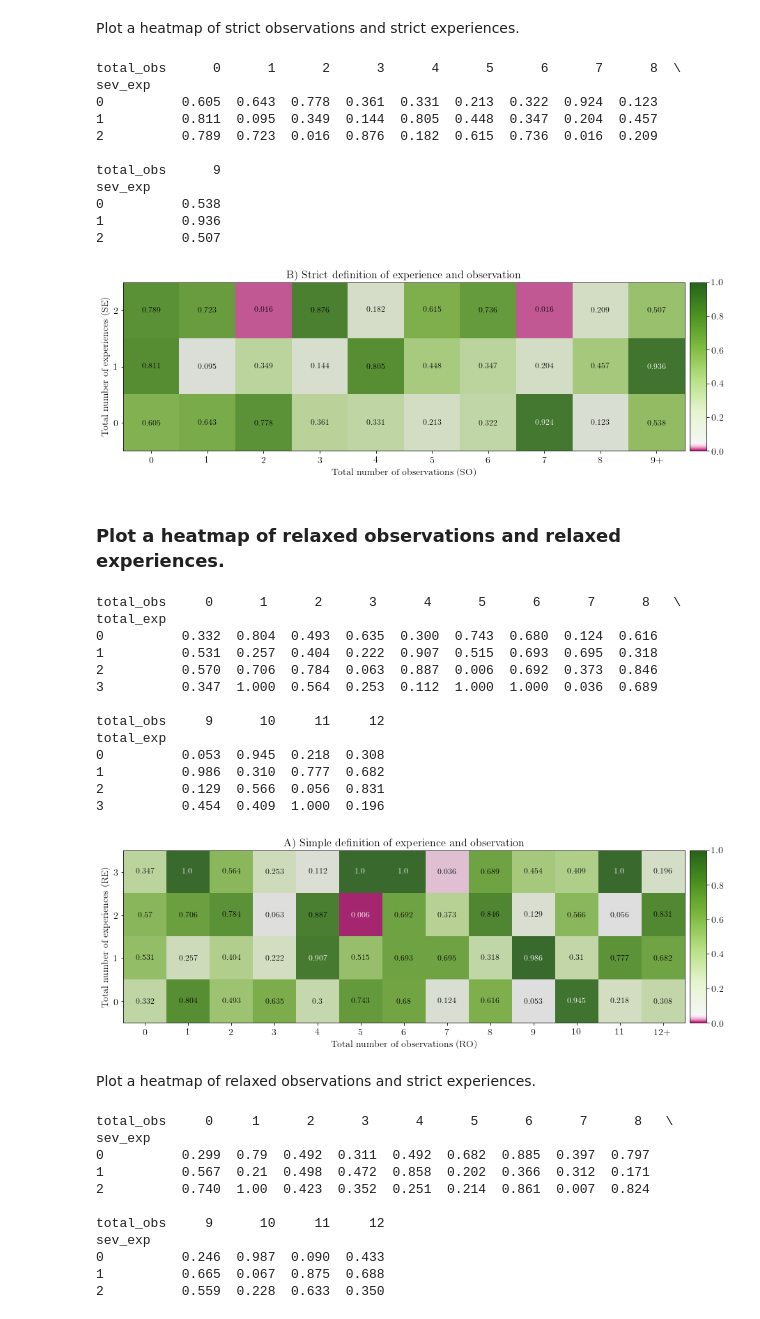
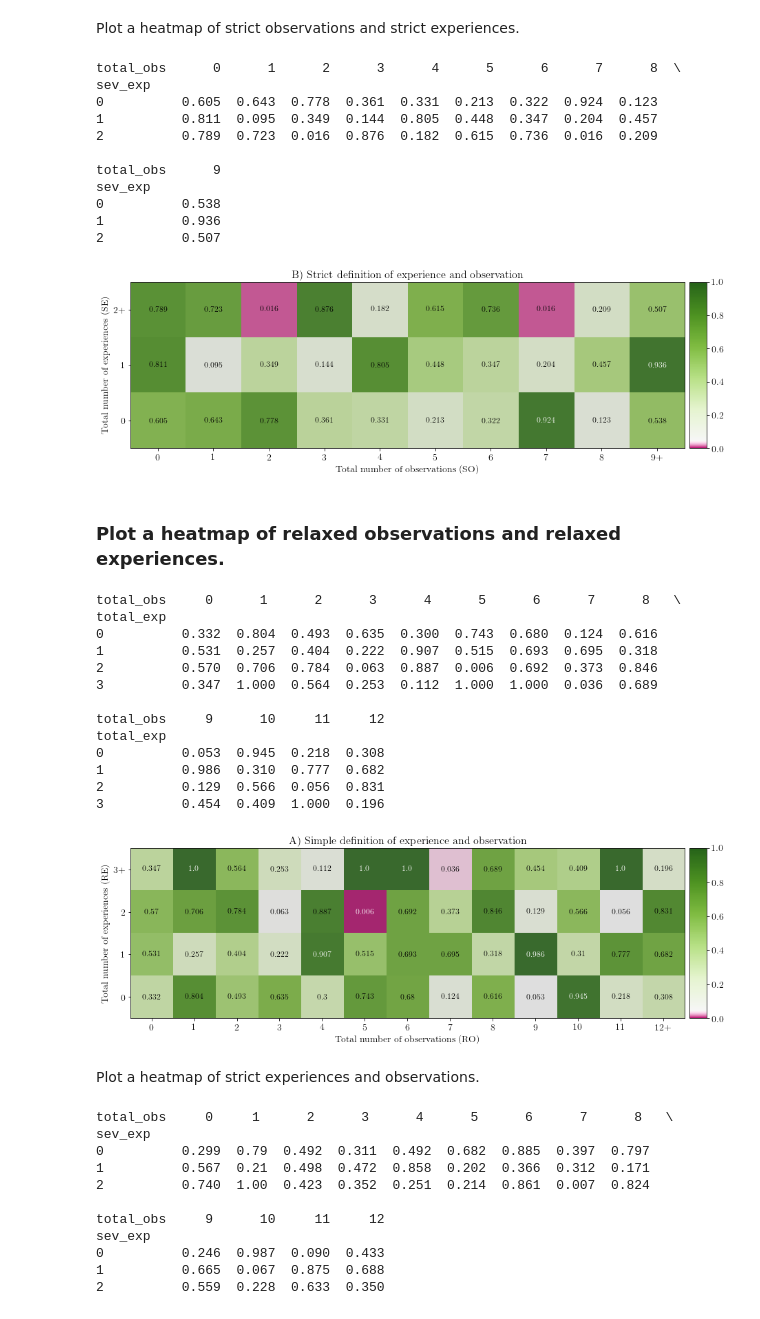
Before and after one commit to social-research/cheating, a Jupyter notebook: 06-combine-two-mechanisms.ipynb, the cells around one changed output. Saved outputs shown, nothing was run; the diff lists cells and outputs as text; code cells hidden in the pictures.

```diff
--- a/06-combine-two-mechanisms.ipynb
+++ b/06-combine-two-mechanisms.ipynb
@@ -971,6 +1084,8 @@ ax.set_xticks(np.arange(piv.shape[1]))
 new_xticks = [0, 1, 2, 3, 4, 5, 6, 7, 8, '9+']
 ax.set_xticklabels(new_xticks)
 ax.set_yticks(np.arange(piv.shape[0]))
+new_yticks = [0, 1, '2+']
+ax.set_yticklabels(new_yticks)
 plt.title('B) Strict definition of experience and observation')
 plt.xlabel('Total number of observations (SO)')
 plt.ylabel('Total number of experiences (SE)')
@@ -1000,7 +1115,7 @@ sev_exp
 0          0.538
 1          0.936
 2          0.507
-[figure, old version]
+[figure, new version]
 # %% [markdown]
 ### Plot a heatmap of relaxed observations and relaxed experiences.
 # %%
@@ -1035,40 +1150,42 @@ ax.set_xticks(np.arange(piv.shape[1]))
 new_xticks = [0, 1, 2, 3, 4, 5, 6, 7, 8, 9, 10, 11, '12+']
 ax.set_xticklabels(new_xticks)
 ax.set_yticks(np.arange(piv.shape[0]))
+new_yticks = [0, 1, 2, '3+']
+ax.set_yticklabels(new_yticks)
 plt.title('A) Simple definition of experience and observation')
 plt.xlabel('Total number of observations (RO)')
 plt.ylabel('Total number of experiences (RE)')
 
 textcolors = ["k", "w"]
 
 for y in range(piv.shape[0]):
     for x in range(piv.shape[1]):
         if np.isnan(piv[x][y]) == False:
             text = ax.text(x, y, piv[x][y], ha="center", va="center",
                            color=textcolors[1 if piv[x][y] <= 0.01 or piv[x][y] >= 0.9 else 0])
 
 
 cbar = colorbar(img1)
 cbar.solids.set_edgecolor("face")
 plt.show()
 fig.savefig('figs/RO_RE_p_vals.png')
 # %% [output]
 total_obs     0      1      2      3      4      5      6      7      8   \
 total_exp
 0          0.332  0.804  0.493  0.635  0.300  0.743  0.680  0.124  0.616
 1          0.531  0.257  0.404  0.222  0.907  0.515  0.693  0.695  0.318
 2          0.570  0.706  0.784  0.063  0.887  0.006  0.692  0.373  0.846
 3          0.347  1.000  0.564  0.253  0.112  1.000  1.000  0.036  0.689
 
 total_obs     9      10     11     12
 total_exp
 0          0.053  0.945  0.218  0.308
 1          0.986  0.310  0.777  0.682
 2          0.129  0.566  0.056  0.831
 3          0.454  0.409  1.000  0.196
-[figure, old version]
+[figure, new version]
 # %% [markdown]
-Plot a heatmap of relaxed observations and strict experiences.
+Plot a heatmap of strict experiences and observations.
 # %%
 merged_df = pd.read_csv('data/RO_SE.csv')
 test_dat = merged_df.sort_values(['sev_exp', 'total_obs']).reset_index(drop=True)
```
Also changed, not shown: parts of 16 cells of this notebook, 3 other files.
